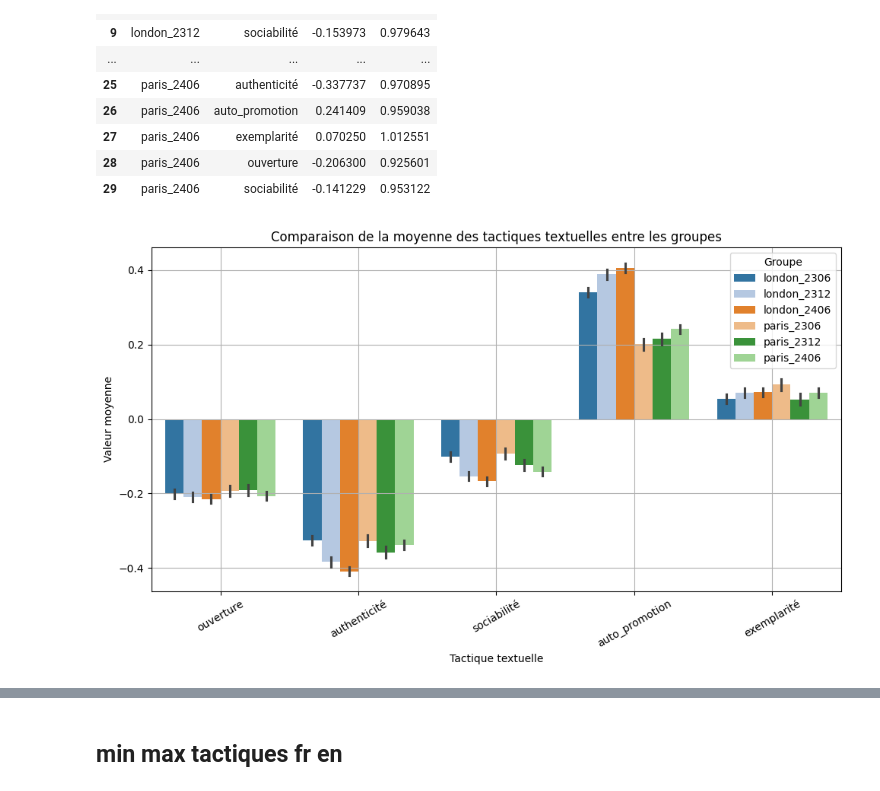
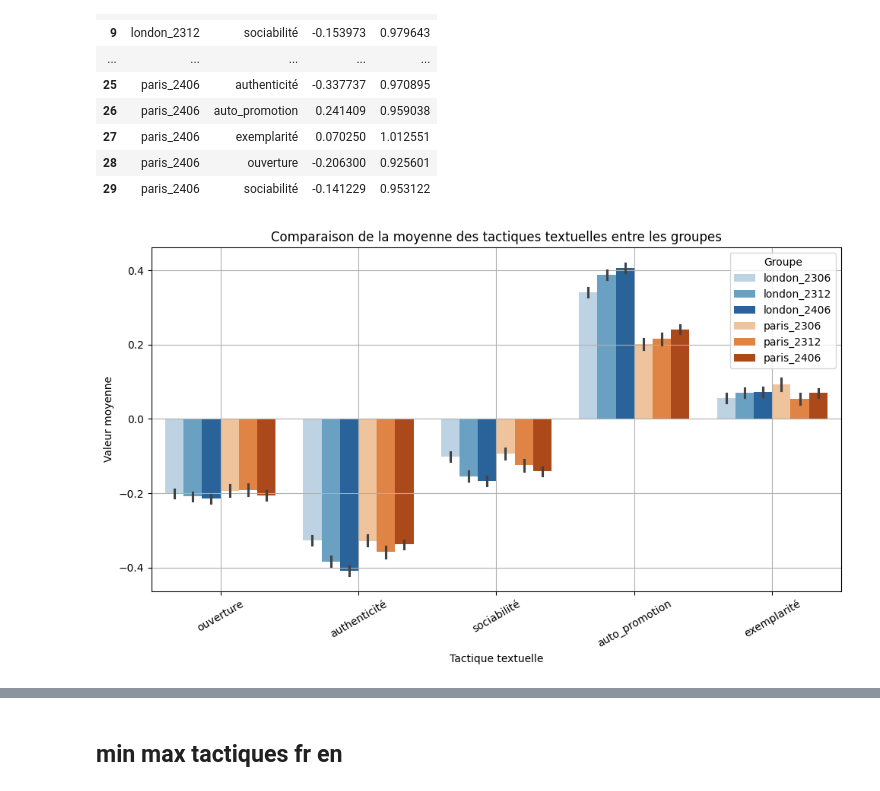
Before and after one commit to yeliu-dh/SelfPresentation_Multimodal_airbnb, a Jupyter notebook: D_stat/test_desc.ipynb, the cells around one changed output, grey strips where cells are left out. Cells and saved outputs as stored; diff of their text form; code cells hidden in the pictures.

```diff
--- a/D_stat/test_desc.ipynb
+++ b/D_stat/test_desc.ipynb
@@ -40,5 +46,5 @@ print(len(x_vars))
 # %%
-path_df="../data_processed\listings_tactics-paris_london-2306_2312_2406.csv"
+path_df="../data_processed\listings_tactics_bio_vis-paris_london-2306_2312_2406.csv"
 df=pd.read_csv(path_df)
 print(df.shape)
 # %% [output]
@@ -418,5 +460,5 @@ display(df_ctrl_cat)
 # %%
-df_stats=df
+df_stats=df.copy()
 
 vars_tactics=["ouverture", "authenticité","sociabilité","auto_promotion","exemplarité"]
 # df变成df_long，策略变量位于variable列中
@@ -464,40 +506,46 @@ display(df_stats)
 # %%
 # # vis
 import seaborn as sns
 import matplotlib.pyplot as plt
+import numpy as np
+plt.figure(figsize=(10,6))
+groups=df_stats['group'].unique()
 
-plt.figure(figsize=(10,6))
-# palette = {
-#     "london_2023": "#9ecae1",   # 浅蓝
-#     "london_2024": "#2171b5",   # 深蓝
-#     "paris_2023": "#dadaeb",    # 浅紫
-#     "paris_2024": "#6a51a3"     # 深紫
-# }
-groups=df_stats['group'].unique()
-colors = sns.color_palette("tab20", len(groups))
+
+# ---colors----
+blue_cmap = plt.cm.Blues
+orange_cmap = plt.cm.Oranges
+n = 3  # 每组数量
+london_colors = blue_cmap(np.linspace(0.3, 0.8, n))
+paris_colors  = orange_cmap(np.linspace(0.3, 0.8, n))
+
+colors = (
+    list(london_colors) +
+    list(paris_colors)
+)
 palette={k: v for k, v in zip (groups, colors)}
 
 
 order_tactics = ["ouverture", "authenticité","sociabilité","auto_promotion","exemplarité"]
 
 sns.barplot(
     data=df_long,   # ⚠️ 用 df_long（不是 df_stats）
     x="variable",
     y="value",
     hue="group",
     palette=palette,
     order=order_tactics,
     # errorbar="sd"
 )
 
 plt.xticks(rotation=30)
 plt.ylabel("Valeur moyenne")
 plt.xlabel("Tactique textuelle")
 plt.title("Comparaison de la moyenne des tactiques textuelles entre les groupes")
 
 plt.legend(title="Groupe")
 plt.grid()
 plt.tight_layout()
 plt.show()
 # %% [output]
-[figure, old version]
+[figure, new version]
```
Also changed, not shown: parts of 11 cells of this notebook, 10 other files.
